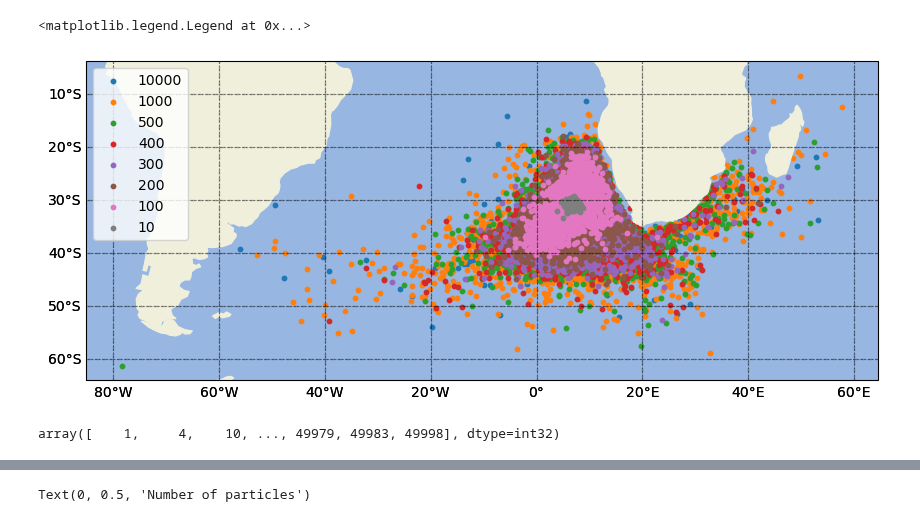
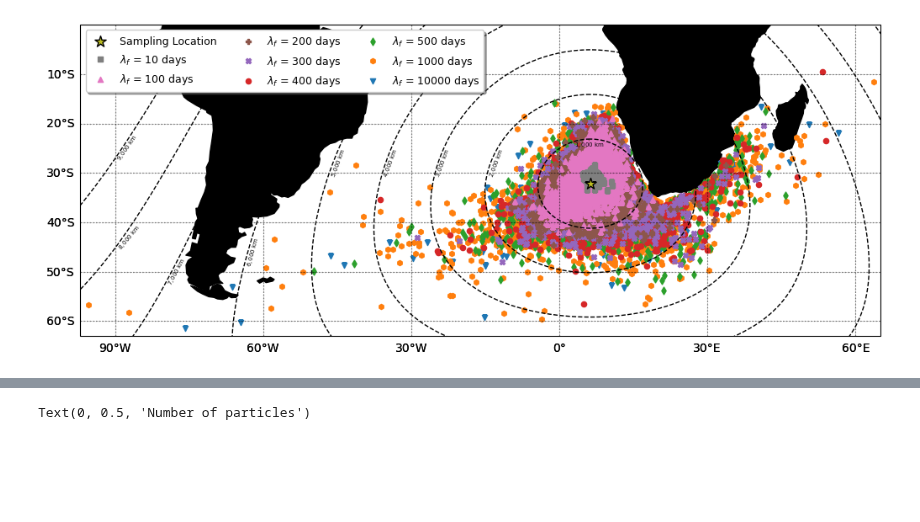
Before and after one commit to OceanParcels/Backtracking_Abyssal_Nanoplastics, a Jupyter notebook: python/Land_particles_problem.ipynb, the cells around one changed output, grey strips where cells are left out. Saved outputs shown, nothing was run; the diff lists cells and outputs as text; code cells hidden in the pictures; blank space fills up the shorter version.

Commit message:
make new plots for OCR

```diff
--- a/python/Land_particles_problem.ipynb
+++ b/python/Land_particles_problem.ipynb
@@ -35,11 +38,9 @@ sim_names = [10] + [i for i in range(100, 501, 100)] + [ 1000, 10000]
-# %%
-simulations = simulations[::-1]
 # %%
 surface_events = {}
 
 for k, ft in enumerate(tqdm(simulations)):
     # print('Computing fragmentation timescale: ', ft)
-    local_path = f'/storage/shared/oceanparcels/output_data/data_Claudio/hc13_2/hc13_{ft}.zarr'
+    local_path = f'/storage/shared/oceanparcels/output_data/data_Claudio/hc13_3/hc13_{ft}.zarr'
     sim = xr.open_zarr(local_path)
 
     # loading fields as np arrays to do some nasty indexing
@@ -104,7 +105,7 @@ shoreparticles = {}
 fill_characters = [0, 2, 4,4,4,4,4,6]
 
 
-for j, ft in enumerate(simulations[::-1]):
+for j, ft in enumerate(simulations):
     shore_particles = np.where(surface_events[ft]['d2shore'] < 10)
     correction = np.where(surface_events[ft]['lon'][shore_particles] > 10)
     shore_particles = shore_particles[0][correction]
@@ -192,27 +158,55 @@ shoreparticles
 # %%
-fig,ax = plt.subplots(figsize=(8,8),
+fig,ax = plt.subplots(figsize=(10,8),
                       subplot_kw={'projection': ccrs.PlateCarree()}, constrained_layout=True)
 
 gl = ax.gridlines(crs=ccrs.PlateCarree(), draw_labels=True,
-                  linewidth=1, color='black', alpha=0.3, linestyle='--')
+                  linewidth=1, color='black', alpha=0.3, linestyle=':')
 gl.top_labels = False
 gl.right_labels = False
 gl = ax.gridlines(crs=ccrs.PlateCarree(), draw_labels=True,
                   linewidth=0.5, color='black', alpha=0.5, linestyle='--')
 gl.top_labels = False
 gl.right_labels = False
 
 # ax.set_extent([0, 40,-60.916664, -20], crs=ccrs.PlateCarree())
 
-ax.add_feature(cfeature.OCEAN)
-ax.add_feature(cfeature.LAND, zorder=1)
+# ax.add_feature(cfeature.OCEAN)
+ax.add_feature(cfeature.LAND, zorder=1, color='black')
 # ax.add_feature(cfeature.COASTLINE)
 
-for ft in simulations[::-1]:
-    ax.scatter(surface_events[ft]['lon'],
-           surface_events[ft]['lat'], s=10, transform=ccrs.PlateCarree(), label=ft)
+for j, ft in enumerate(simulations[::-1]):
+    ax.scatter(surface_events[ft]['lon'], surface_events[ft]['lat'],
+               zorder=2, s=20,
+               label=f"$\lambda_f$ = {ft} days", marker=next(marker))
 
-ax.legend()
+ax.scatter(origin[0], origin[1], zorder=5,
+           label='Sampling Location', marker='*', s=100, edgecolors='black')
+
+for r in range(1, 10):
+    circle_points = geodesic.Geodesic().circle(lon=origin[0], lat=origin[1],
+                                               radius=r*1e6,
+                                               n_samples=360,
+                                               endpoint=False)
+    geom = shapely.geometry.Polygon(circle_points)
+    ax.add_geometries((geom,), crs=ccrs.PlateCarree(), facecolor='none',
+                      edgecolor='black', linewidth=1., zorder=3, ls='--',
+                      label=f'{r} km')
+
+handles, labels = ax.get_legend_handles_labels()
+handles = handles[::-1]
+labels = labels[::-1]
+
+ax.legend(handles, labels, ncols=3, fontsize=9, shadow=True)
+
+ax.text(3,-24.5, r"$1,000$ km", fontsize=5)
+ax.text(-14.5,-30.5, r"$2,000$ km", fontsize=5, rotation=70)
+ax.text(-25.0,-30.5, r"$3,000$ km", fontsize=5, rotation=70)
+ax.text(-35.6,-30.5, r"$4,000$ km", fontsize=5, rotation=70)
+ax.text(-46.6,-30.5, r"$5,000$ km", fontsize=5, rotation=70)
+ax.text(-63.7,-48.5, r"$6,000$ km", fontsize=5, rotation=75)
+ax.text(-79.7,-52.5, r"$7,000$ km", fontsize=5, rotation=62)
+ax.text(-89.7,-45.3, r"$8,000$ km", fontsize=5, rotation=50)
+ax.text(-90.,-27.3, r"$9,000$ km", fontsize=5, rotation=55)
+ax.set_extent([-97, 65, -63, 0], crs=ccrs.PlateCarree())
 # %% [output]
-<matplotlib.legend.Legend at 0x...>
-[figure, old version]
+[figure, new version]
@@ -224,4 +212,0 @@ def find_badparticle(dataset, ref_field):
-# %%
-find_badparticle(sim, 'abs_salinity')
-# %% [output]
-array([    1,     4,    10, ..., 49979, 49983, 49998], dtype=int32)
```
Also changed, not shown: parts of 19 cells of this notebook, 6 other files.
